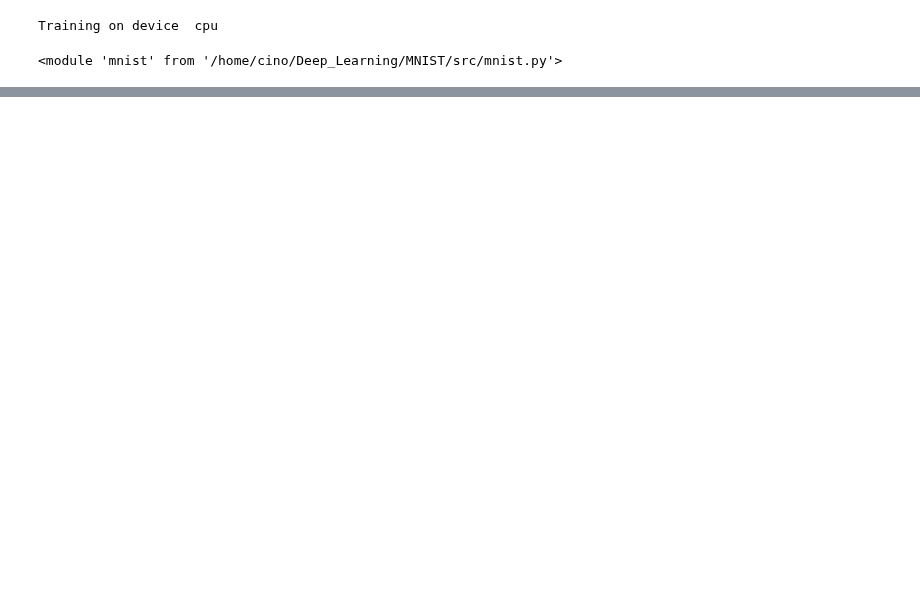
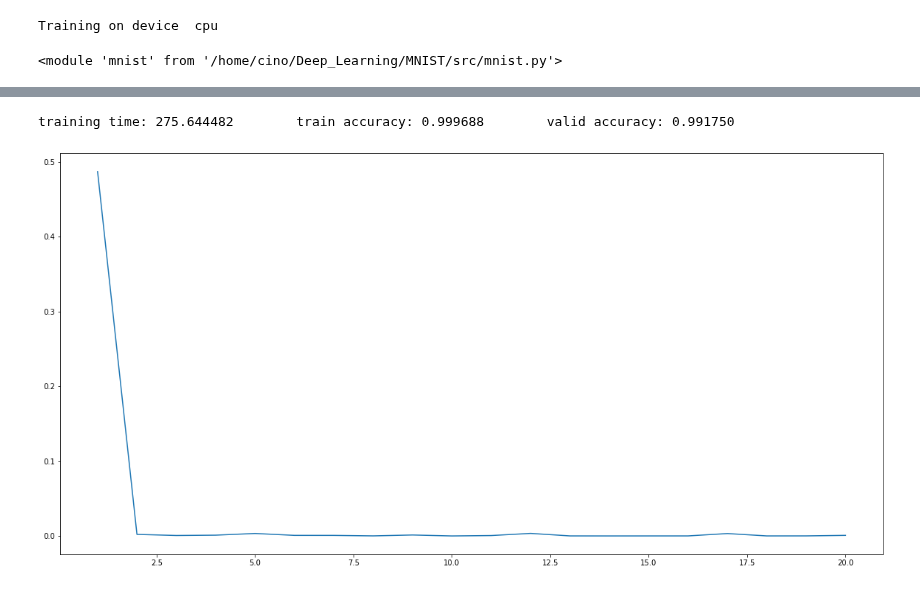
Before and after one commit to Marcin-Kisielowski/MNIST, a Jupyter notebook: mnist-resnet18.ipynb, the cells around one changed output, grey strips where cells are left out. Drawn from its saved outputs; the diff is of its cells as text; code cells hidden in the pictures; blank space fills up the shorter version.

```diff
--- a/mnist-resnet18.ipynb
+++ b/mnist-resnet18.ipynb
@@ -109,0 +124,6 @@ training time: 275.762794        train accuracy: 1.000000        valid accuracy:
+# %%
+results=mnist.analyze_model(resnet,16,10)
+print("training time: %f \t train accuracy: %f \t valid accuracy: %f "%results)
+# %% [output]
+training time: 275.644482        train accuracy: 0.999688        valid accuracy: 0.991750
+[figure, added]
```
Also changed, not shown: parts of 36 cells of this notebook.
